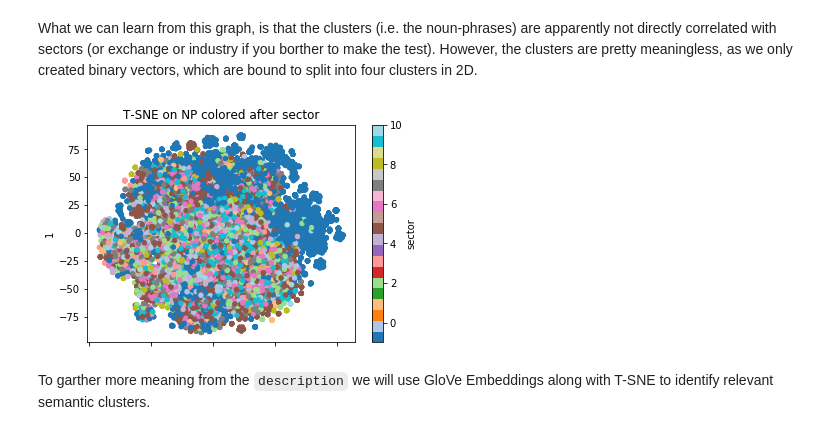
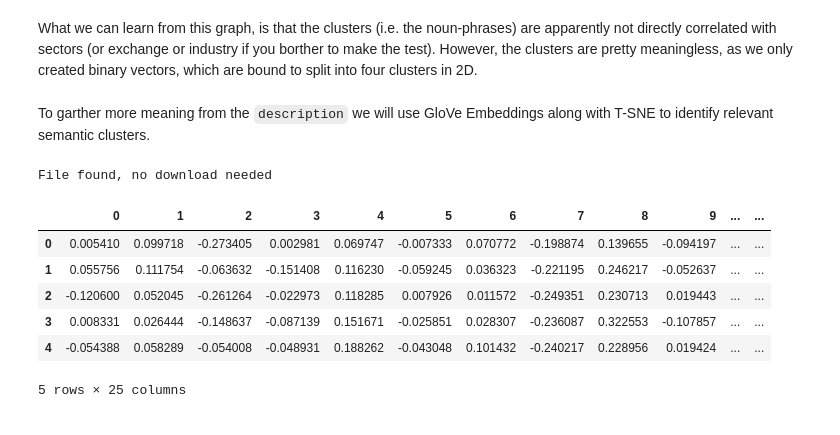
Before and after one commit to felixnext/stock_trend_analysis, a Jupyter notebook: notebooks/02-2_recommender-cleaning+features.ipynb, the cells around one changed output. Saved outputs shown, nothing was run; the diff lists cells and outputs as text; code cells hidden in the pictures.

```diff
--- a/notebooks/02-2_recommender-cleaning+features.ipynb
+++ b/notebooks/02-2_recommender-cleaning+features.ipynb
@@ -217,34 +221,47 @@ calc_pca(vecs)
 What we can learn from this graph, is that the clusters (i.e. the noun-phrases) are apparently not directly correlated with sectors (or exchange or industry if you borther to make the test). However, the clusters are pretty meaningless, as we only created binary vectors, which are bound to split into four clusters in 2D.
 # %%
 # perform dimensionality reduction on vectors
-def calc_tsne(vecs):
+def calc_tsne(vecs, color='sector', fast_method=True):
+    # check if fast method should be used to reduce dimensions prior
+    if fast_method and vecs.shape[1] > 60:
+        pca = PCA(n_components=60)
+        vecs_pca = pca.fit_transform(vecs)
+        vecs = pd.DataFrame(vecs_pca)
+
+    # calculate the reduction
     tsne = TSNE(n_components=2)
     vecs_tsne = tsne.fit_transform(vecs)
     vecs_tsne = pd.DataFrame(vecs_tsne)
 
     # combine data
     df_vecs = pd.concat([df_profile[['symbol', 'sector', 'industry', 'exchange']], vecs_tsne], axis=1)
-    color = 'sector'
     df_vecs[color] = df_vecs[color].astype("category").cat.codes
 
     # scatter plot data
-    df_vecs.plot.scatter(0, 1, c=color, cmap='tab20', title='T-SNE on NP colored after sector');
+    df_vecs.plot.scatter(0, 1, c=color, cmap='tab20', title='T-SNE on NP colored after {}'.format(color));
 
-calc_tsne(vecs)
+#calc_tsne(vecs)
-# %% [output]
-[figure, removed]
 # %% [markdown]
 To garther more meaning from the `description` we will use GloVe Embeddings along with T-SNE to identify relevant semantic clusters.
 # %%
-import sklearn_recommender as rec
+
 
 # optional: download package
 rec.glove.download('twitter')
 
 # create recommender
 gt = rec.glove.GloVeTransformer('twitter', 25, 'sent', tokenizer=rec.nlp.tokenize_clean)
-embs = gt.transform(df_profile['description'])
+embs = gt.transform(df_profile['description'].fillna(""))
 embs = pd.DataFrame(embs)
 
 embs.head()
+# %% [output]
+File found, no download needed
+|  | 0 | 1 | 2 | 3 | 4 | 5 | 6 | 7 | 8 | 9 | ... | ... |
+| 0 | 0.005410 | 0.099718 | -0.273405 | 0.002981 | 0.069747 | -0.007333 | 0.070772 | -0.198874 | 0.139655 | -0.094197 | ... | ... |
+| 1 | 0.055756 | 0.111754 | -0.063632 | -0.151408 | 0.116230 | -0.059245 | 0.036323 | -0.221195 | 0.246217 | -0.052637 | ... | ... |
+| 2 | -0.120600 | 0.052045 | -0.261264 | -0.022973 | 0.118285 | 0.007926 | 0.011572 | -0.249351 | 0.230713 | 0.019443 | ... | ... |
+| 3 | 0.008331 | 0.026444 | -0.148637 | -0.087139 | 0.151671 | -0.025851 | 0.028307 | -0.236087 | 0.322553 | -0.107857 | ... | ... |
+| 4 | -0.054388 | 0.058289 | -0.054008 | -0.048931 | 0.188262 | -0.043048 | 0.101432 | -0.240217 | 0.228956 | 0.019424 | ... | ... |
+5 rows × 25 columns
 # %%
```
Also changed, not shown: parts of 12 cells of this notebook, 7 other files.
